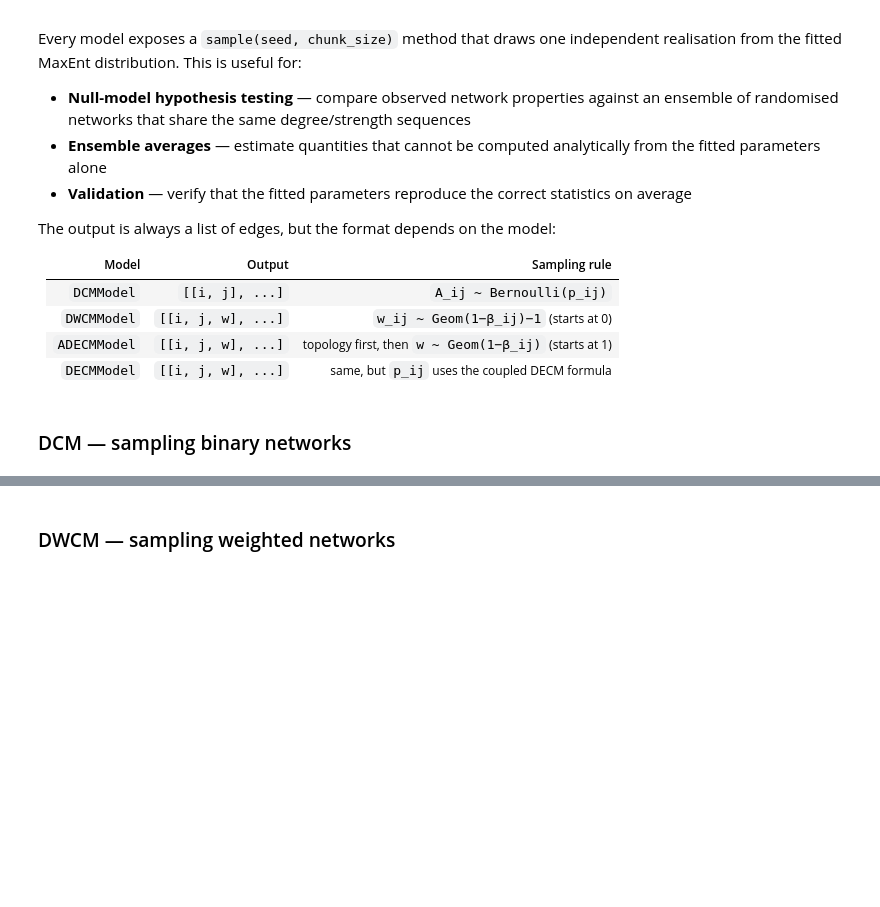
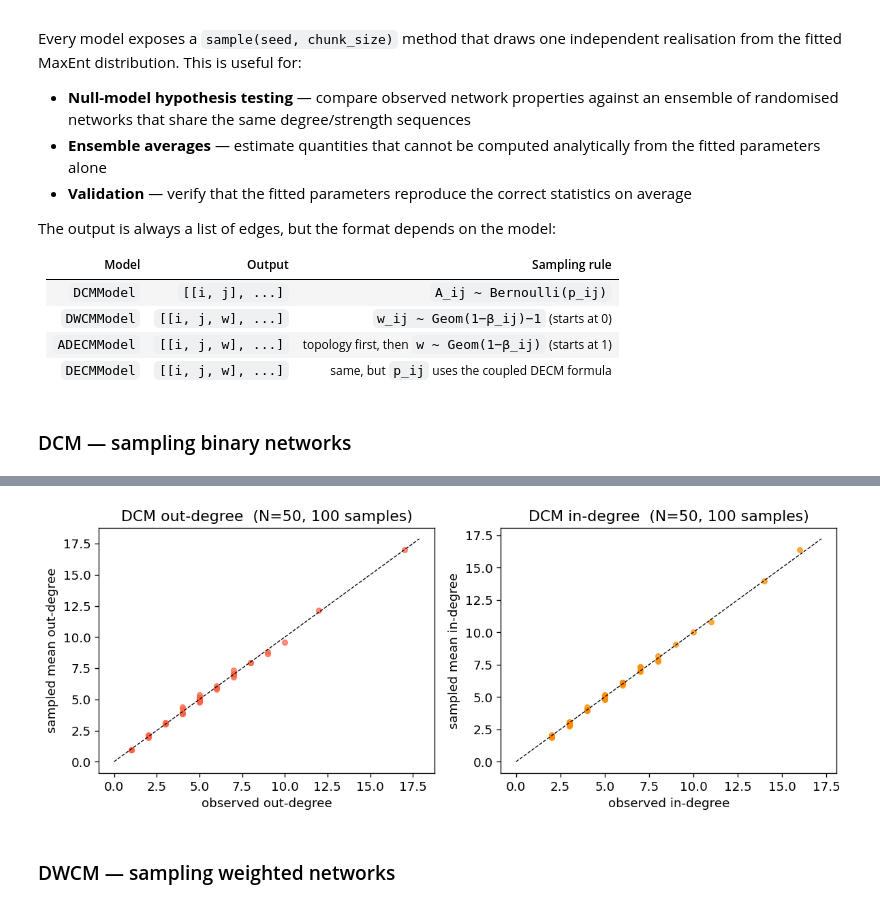
Before and after one commit to fabiosaracco/dcms, a Jupyter notebook: dcms_tutorial.ipynb, the cells around one changed output, grey strips where cells are left out. Saved outputs shown, nothing was run; the diff lists cells and outputs as text; code cells hidden in the pictures; blank space fills up the shorter version.

```diff
--- a/dcms_tutorial.ipynb
+++ b/dcms_tutorial.ipynb
@@ -644,21 +661,23 @@ print(f'Max |<k_in>  - k_in_obs|  = {np.abs(k_in_mean  - k_in).max():.3f}')
 # %%
 # Scatter plot: sampled mean degree vs observed degree
 fig, axes = plt.subplots(1, 2, figsize=(10, 4))
 
-for ax, obs, mean, label in [
-    (axes[0], k_out, k_out_mean, 'out-degree'),
-    (axes[1], k_in,  k_in_mean,  'in-degree'),
+for ax, obs, mean, label, color in [
+    (axes[0], k_out, k_out_mean, 'out-degree', 'tomato'),
+    (axes[1], k_in,  k_in_mean,  'in-degree', 'darkorange'),
 ]:
     lim = max(obs.max(), mean.max()) * 1.05
-    ax.scatter(obs, mean, s=20, alpha=0.7)
-    ax.plot([0, lim], [0, lim], 'k--', lw=0.8, label='y = x')
+    ax.scatter(obs, mean, s=20, alpha=0.7, color=color)
+    ax.plot([0, lim], [0, lim], 'k--', lw=0.8)
     ax.set_xlabel(f'observed {label}')
     ax.set_ylabel(f'sampled mean {label}')
     ax.set_title(f'DCM {label}  (N={N}, {n_samples} samples)')
-    ax.legend()
+
 
 plt.tight_layout()
 plt.show()
+# %% [output]
+[figure, added]
 # %% [markdown]
 ### DWCM — sampling weighted networks
 # %%
```
Also changed, not shown: parts of 16 cells of this notebook.
